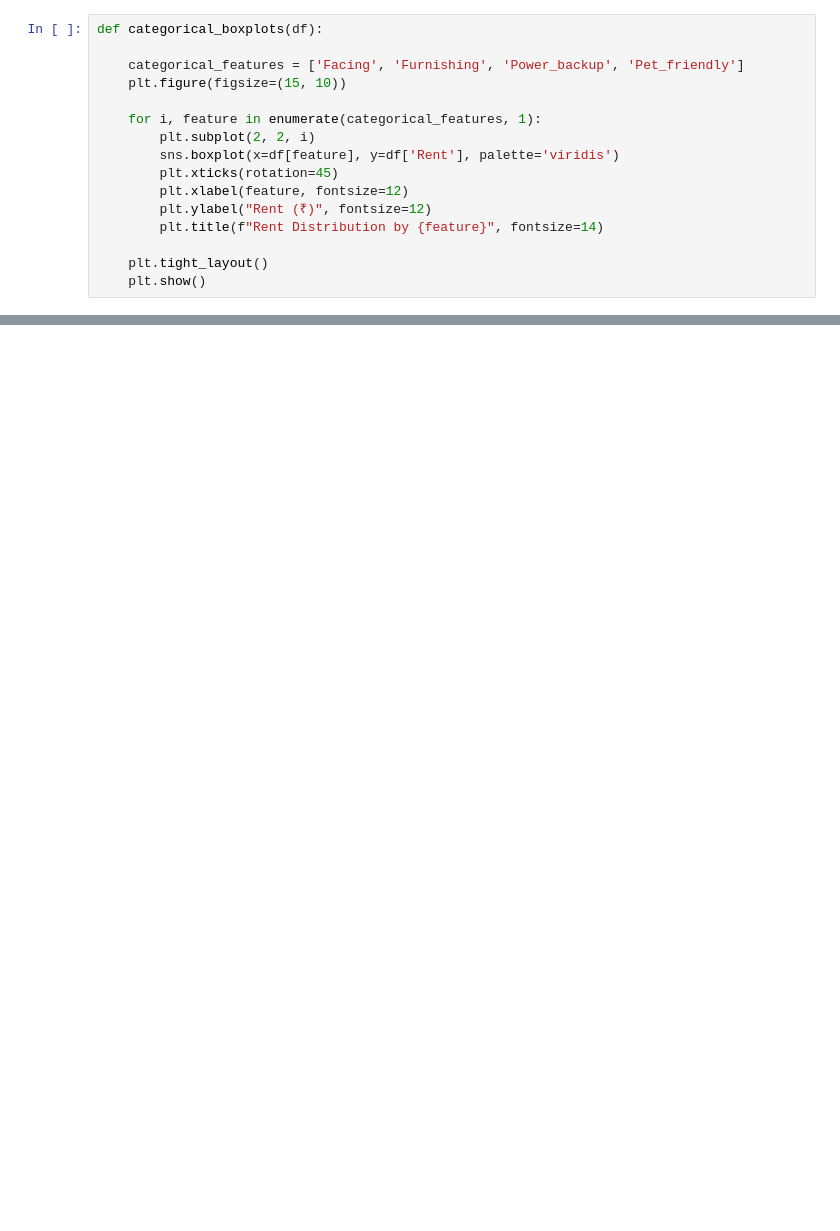
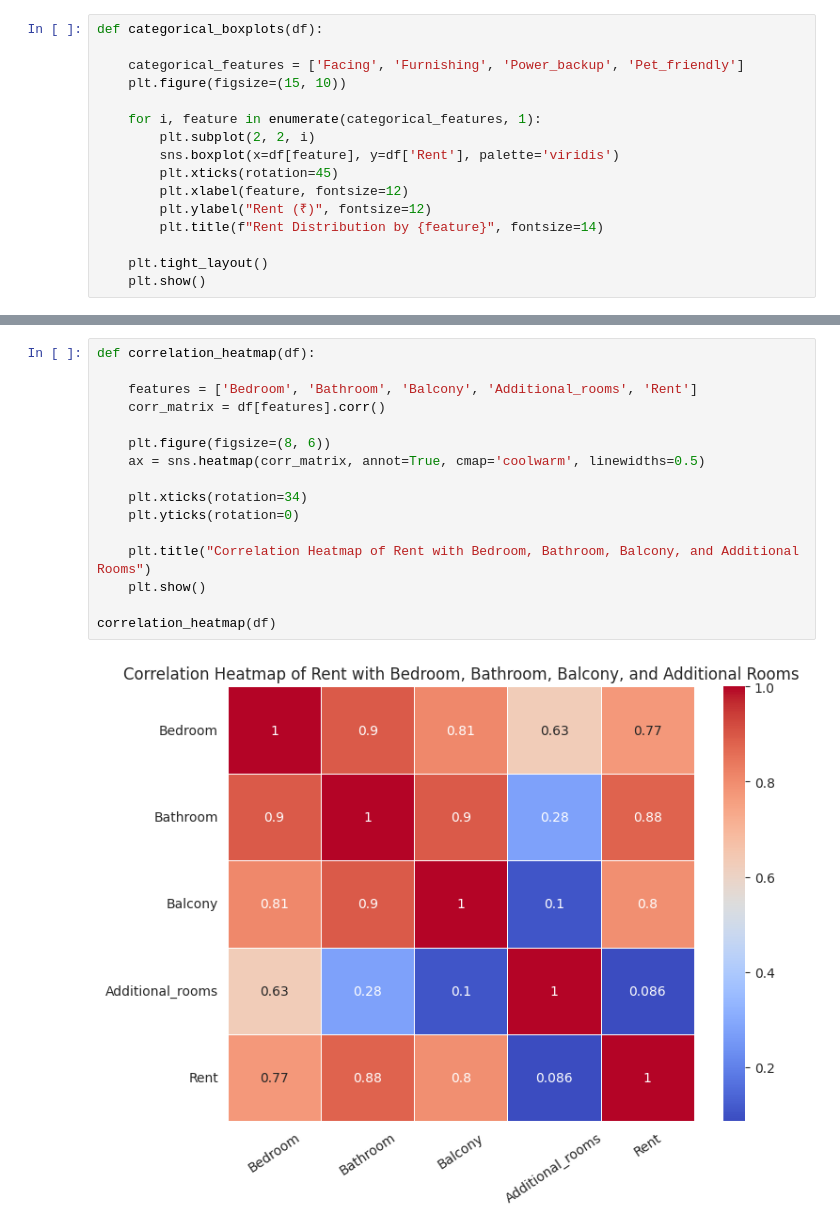
Before and after one commit to Bhanupriya-M/Bangalore-House-Rent-EDA-project, a Jupyter notebook: Bangalore_house_rent_data_analysis.ipynb, the cells around one changed output, grey strips where cells are left out. Cells and saved outputs as stored; diff of their text form; blank space fills up the shorter version.

```diff
--- a/Bangalore_house_rent_data_analysis.ipynb
+++ b/Bangalore_house_rent_data_analysis.ipynb
@@ -473,0 +596,18 @@ categorical_boxplots(df)
+# %%
+def correlation_heatmap(df):
+
+    features = ['Bedroom', 'Bathroom', 'Balcony', 'Additional_rooms', 'Rent']
+    corr_matrix = df[features].corr()
+
+    plt.figure(figsize=(8, 6))
+    ax = sns.heatmap(corr_matrix, annot=True, cmap='coolwarm', linewidths=0.5)
+
+    plt.xticks(rotation=34)
+    plt.yticks(rotation=0)
+
+    plt.title("Correlation Heatmap of Rent with Bedroom, Bathroom, Balcony, and Additional Rooms")
+    plt.show()
+
+correlation_heatmap(df)
+# %% [output]
+[figure, added]
```
Also changed, not shown: parts of 21 cells of this notebook.
